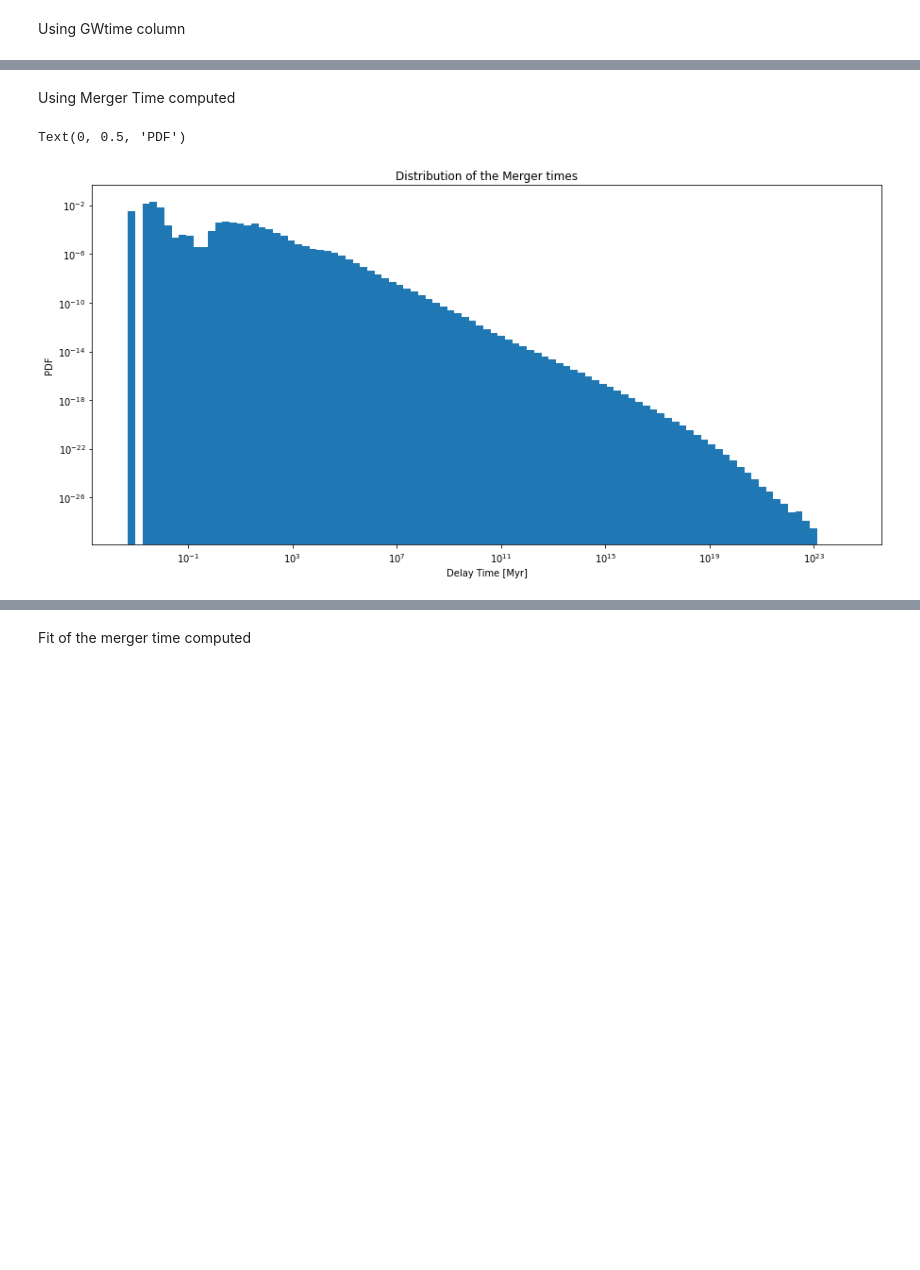
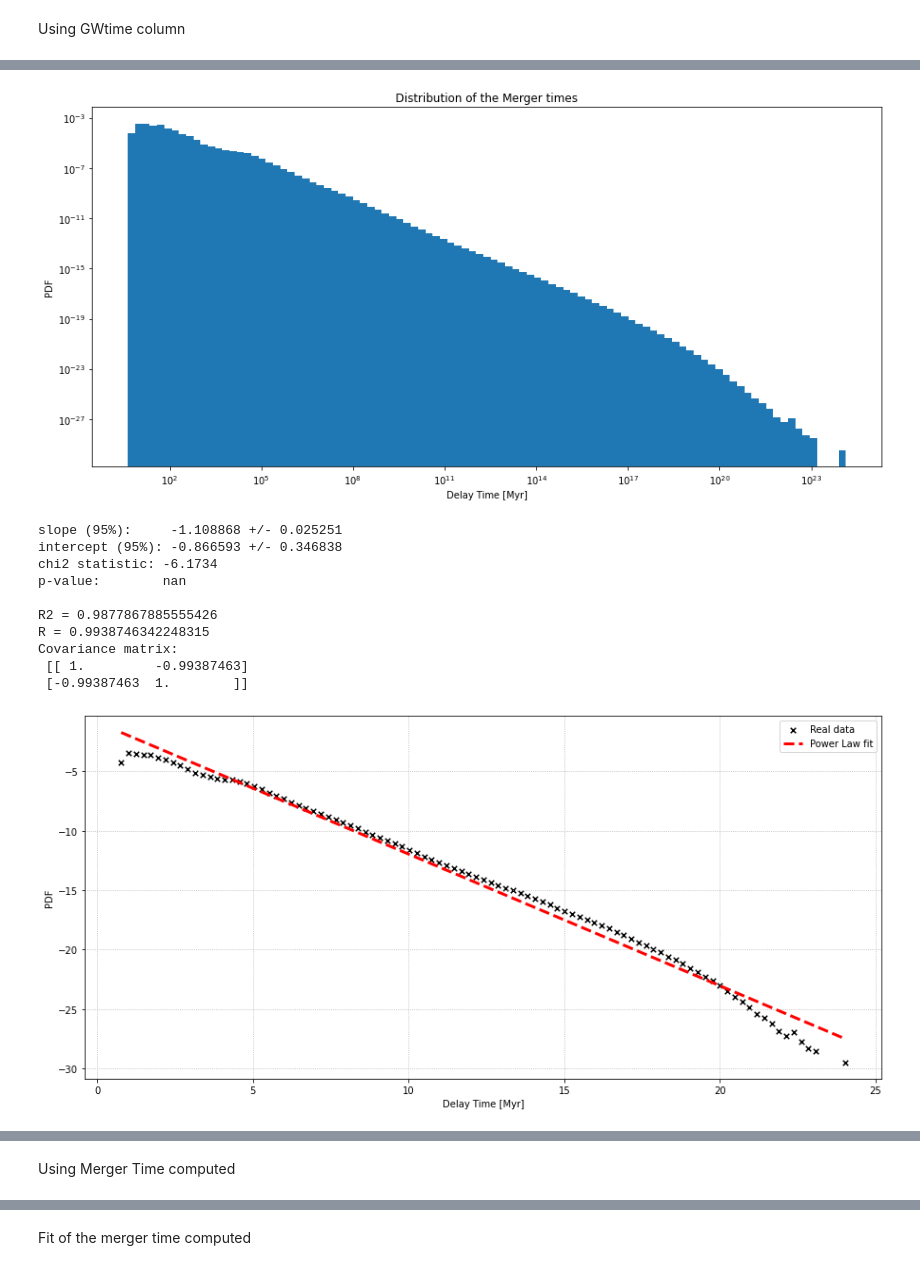
Before and after one commit to Bahadoram/Delay-Time-Dist.-of-Compact-Binary-Objects, a Jupyter notebook: distribution_fitting.ipynb, the cells around one changed output, grey strips where cells are left out. Drawn from its saved outputs; the diff is of its cells as text; code cells hidden in the pictures; blank space fills up the shorter version.

```diff
--- a/distribution_fitting.ipynb
+++ b/distribution_fitting.ipynb
@@ -56,0 +569,17 @@ Text(0, 0.5, 'PDF')
+# %%
+bin_centers, entries = plot_complete(BHBH, 'GWtime', True, 100)
+fit_complete(bin_centers, entries)
+fit_range(bin_centers, entries)
+# %% [output]
+[figure, added]
+slope (95%):     -1.108868 +/- 0.025251
+intercept (95%): -0.866593 +/- 0.346838
+chi2 statistic: -6.1734
+p-value:        nan
+
+R2 = 0.9877867885555426
+R = 0.9938746342248315
+Covariance matrix:
+ [[ 1.         -0.99387463]
+ [-0.99387463  1.        ]]
+[figure, added]
@@ -57,22 +604,2 @@ Text(0, 0.5, 'PDF')
 # %% [markdown]
 Using Merger Time computed
-# %%
-fig, ax = plt.subplots(figsize=(15,7))
-
-nbins = 100
-#b = np.histogram_bin_edges(BHBH[(BHBH.Delay_Time<1e18)].Delay_Time, bins='rice') # does not work with bind='fd'
-b = np.logspace(np.log10(min(BHBH.Delay_Time)), np.log10(max(BHBH[(BHBH.Delay_Time<1e26)].Delay_Time)), nbins)
-entries, edges, _ = ax.hist(BHBH[(BHBH.Delay_Time<1e26)].Delay_Time, bins=b, density=True)
-
-# calculate bin centers
-bin_centers = 0.5 * (edges[:-1] + edges[1:])
-
-ax.set_xscale('log')
-ax.set_yscale('log')
-
-ax.set_title('Distribution of the Merger times')
-ax.set_xlabel('Delay Time [Myr]')
-ax.set_ylabel('PDF')
-# %% [output]
-Text(0, 0.5, 'PDF')
-[figure, removed]
```
Also changed, not shown: parts of 30 cells of this notebook.
